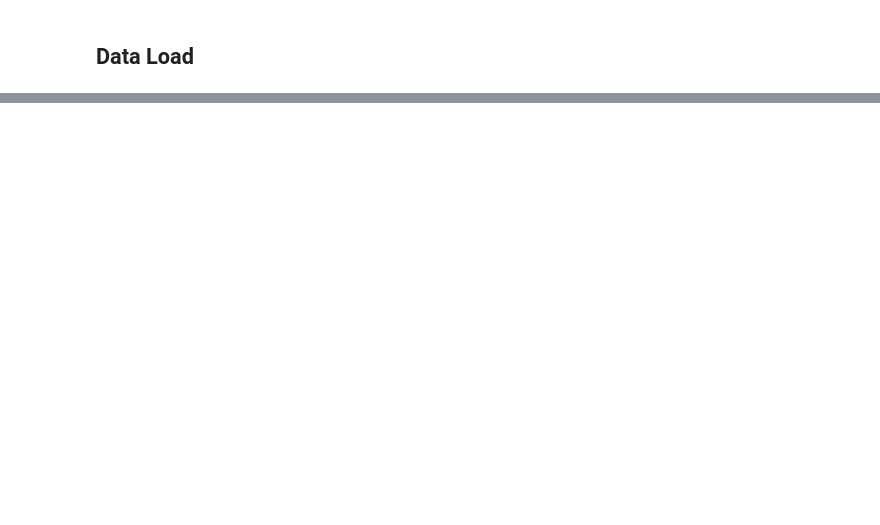
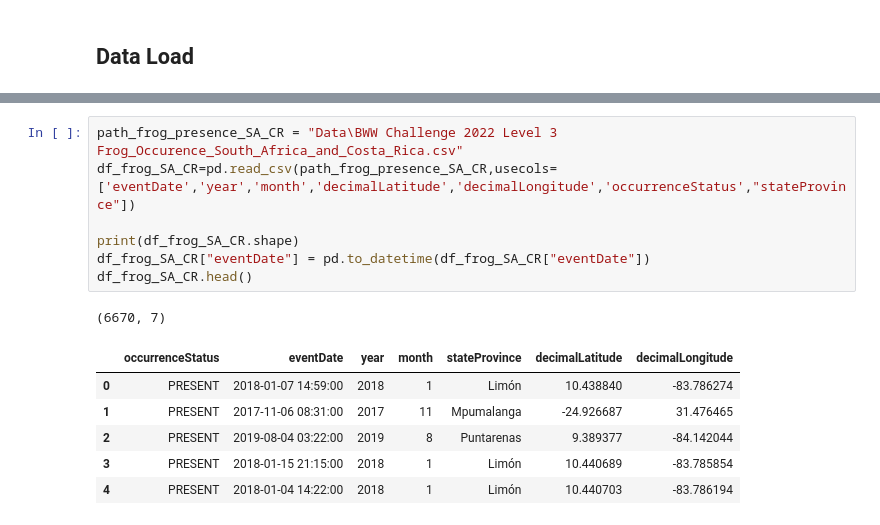
Before and after one commit to joe5campbell/frog_challenge, a Jupyter notebook: data_exploration.ipynb, the cells around one changed output, grey strips where cells are left out. Drawn from its saved outputs; the diff is of its cells as text; blank space fills up the shorter version.

```diff
--- a/data_exploration.ipynb
+++ b/data_exploration.ipynb
@@ -27,0 +58,15 @@ df_frog.head()
+# %%
+path_frog_presence_SA_CR = "Data\BWW Challenge 2022 Level 3 Frog_Occurence_South_Africa_and_Costa_Rica.csv"
+df_frog_SA_CR=pd.read_csv(path_frog_presence_SA_CR,usecols=['eventDate','year','month','decimalLatitude','decimalLongitude','occurrenceStatus',"stateProvince"])
+
+print(df_frog_SA_CR.shape)
+df_frog_SA_CR["eventDate"] = pd.to_datetime(df_frog_SA_CR["eventDate"])
+df_frog_SA_CR.head()
+# %% [output]
+(6670, 7)
+|  | occurrenceStatus | eventDate | year | month | stateProvince | decimalLatitude | decimalLongitude |
+| 0 | PRESENT | 2018-01-07 14:59:00 | 2018 | 1 | Limón | 10.438840 | -83.786274 |
+| 1 | PRESENT | 2017-11-06 08:31:00 | 2017 | 11 | Mpumalanga | -24.926687 | 31.476465 |
+| 2 | PRESENT | 2019-08-04 03:22:00 | 2019 | 8 | Puntarenas | 9.389377 | -84.142044 |
+| 3 | PRESENT | 2018-01-15 21:15:00 | 2018 | 1 | Limón | 10.440689 | -83.785854 |
+| 4 | PRESENT | 2018-01-04 14:22:00 | 2018 | 1 | Limón | 10.440703 | -83.786194 |
```
Also changed, not shown: parts of 16 cells of this notebook, 1 other file.
